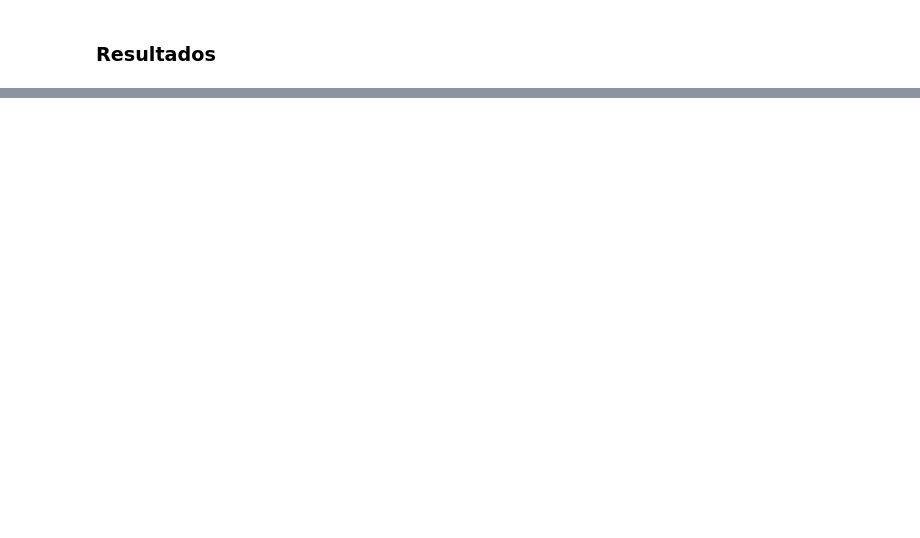
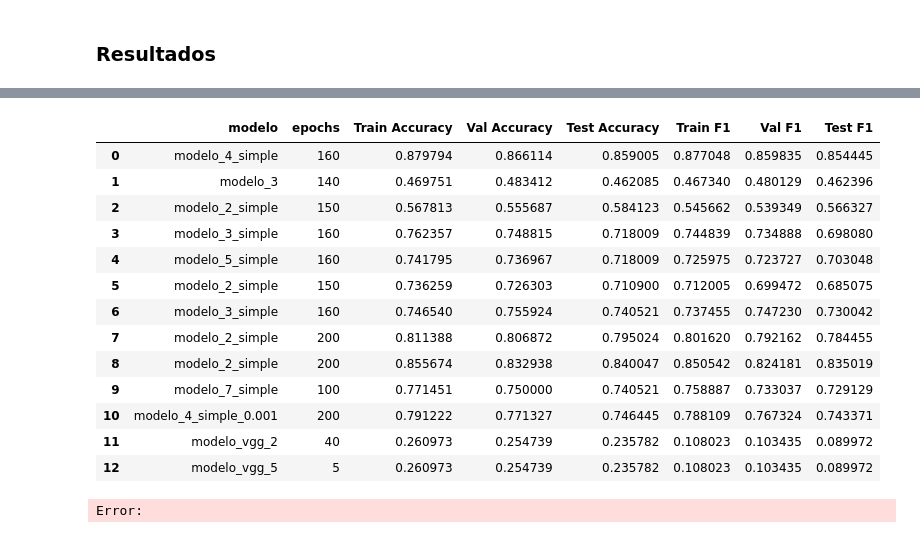
Before and after one commit to ropas5/eye_diseases_classification_trabajo_DL, a Jupyter notebook: notebooks/model_vgg_5.ipynb, the cells around one changed output, grey strips where cells are left out. Saved outputs shown, nothing was run; the diff lists cells and outputs as text; code cells hidden in the pictures; blank space fills up the shorter version.

```diff
--- a/notebooks/model_vgg_5.ipynb
+++ b/notebooks/model_vgg_5.ipynb
@@ -362,0 +356,18 @@ df.to_csv(CSV_PATH, index=False)
+# %%
+df
+# %% [output]
+|  | modelo | epochs | Train Accuracy | Val Accuracy | Test Accuracy | Train F1 | Val F1 | Test F1 |
+| 0 | modelo_4_simple | 160 | 0.879794 | 0.866114 | 0.859005 | 0.877048 | 0.859835 | 0.854445 |
+| 1 | modelo_3 | 140 | 0.469751 | 0.483412 | 0.462085 | 0.467340 | 0.480129 | 0.462396 |
+| 2 | modelo_2_simple | 150 | 0.567813 | 0.555687 | 0.584123 | 0.545662 | 0.539349 | 0.566327 |
+| 3 | modelo_3_simple | 160 | 0.762357 | 0.748815 | 0.718009 | 0.744839 | 0.734888 | 0.698080 |
+| 4 | modelo_5_simple | 160 | 0.741795 | 0.736967 | 0.718009 | 0.725975 | 0.723727 | 0.703048 |
+| 5 | modelo_2_simple | 150 | 0.736259 | 0.726303 | 0.710900 | 0.712005 | 0.699472 | 0.685075 |
+| 6 | modelo_3_simple | 160 | 0.746540 | 0.755924 | 0.740521 | 0.737455 | 0.747230 | 0.730042 |
+| 7 | modelo_2_simple | 200 | 0.811388 | 0.806872 | 0.795024 | 0.801620 | 0.792162 | 0.784455 |
+| 8 | modelo_2_simple | 200 | 0.855674 | 0.832938 | 0.840047 | 0.850542 | 0.824181 | 0.835019 |
+| 9 | modelo_7_simple | 100 | 0.771451 | 0.750000 | 0.740521 | 0.758887 | 0.733037 | 0.729129 |
+| 10 | modelo_4_simple_0.001 | 200 | 0.791222 | 0.771327 | 0.746445 | 0.788109 | 0.767324 | 0.743371 |
+| 11 | modelo_vgg_2 | 40 | 0.260973 | 0.254739 | 0.235782 | 0.108023 | 0.103435 | 0.089972 |
+| 12 | modelo_vgg_5 | 5 | 0.260973 | 0.254739 | 0.235782 | 0.108023 | 0.103435 | 0.089972 |
+Error:
```
Also changed, not shown: parts of 14 cells of this notebook, 3 other files.
